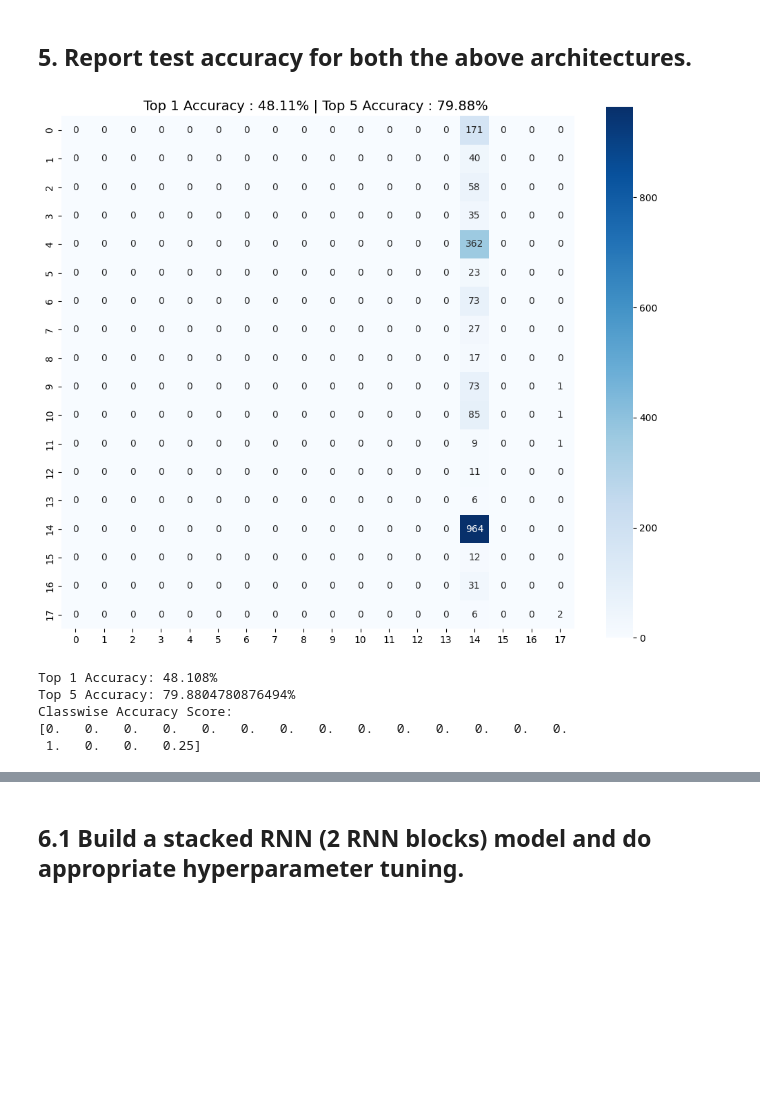
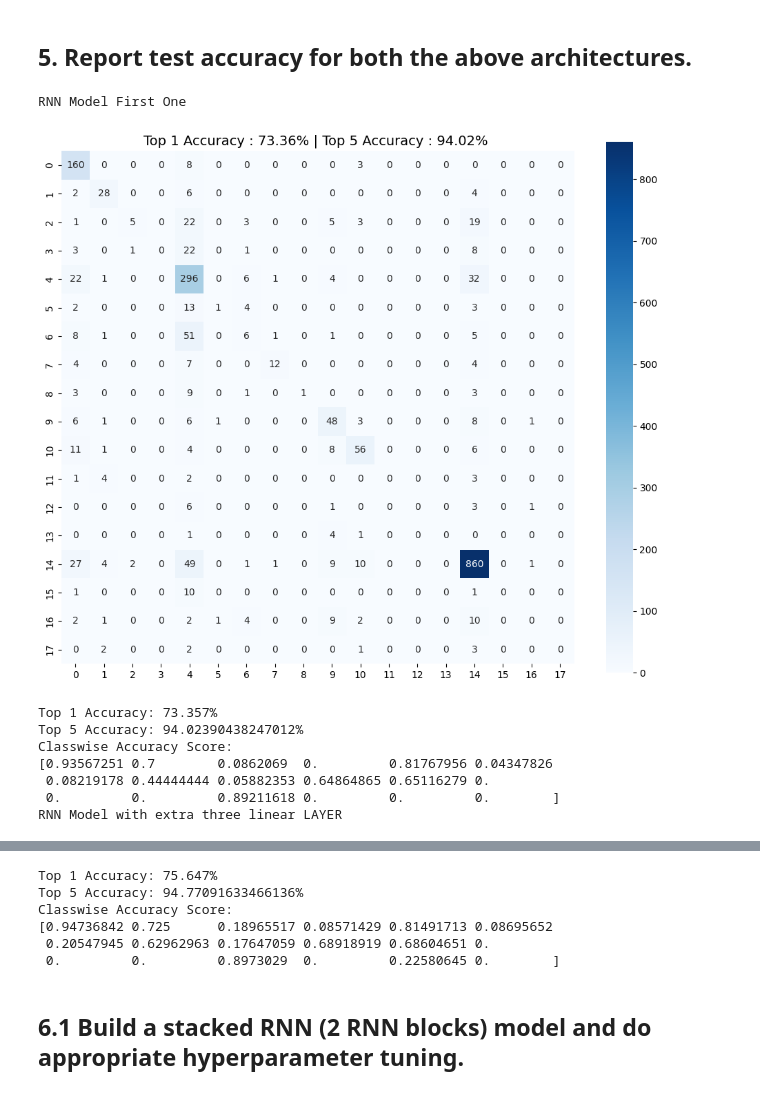
Before and after one commit to debonil/dlops-23, a Jupyter notebook: lab-4/M21AIE225_Lab_Assignment_4.ipynb, the cells around one changed output, grey strips where cells are left out. Drawn from its saved outputs; the diff is of its cells as text; code cells hidden in the pictures; blank space fills up the shorter version.

```diff
--- a/lab-4/M21AIE225_Lab_Assignment_4.ipynb
+++ b/lab-4/M21AIE225_Lab_Assignment_4.ipynb
@@ -445,17 +445,17 @@ Classwise Accuracy Score:
 criterion = nn.NLLLoss()
 learning_rate = 0.005
 
-hidden_sizes = [128, 64, 32]
-linear_sizes = [128, 64, 32]
+hidden_sizes = [512, 256, 128, 64]
+linear_sizes = [512, 256, 128, 64]
 
 best_score = 0.0
 best_model = None
 for n_hidden in hidden_sizes:
       for n_linear in linear_sizes:
-        print(f'Trying n_hidden={n_hidden} and n_linear={n_linear} :')
+        print(f'Trying n_hidden={n_hidden} and n_linear={n_linear} :\n')
         rnn = RNN(n_letters, n_hidden,n_linear, n_categories)
         optimizer = torch.optim.Adagrad(rnn.parameters(),lr= learning_rate)
-        loss_list = model_training(rnn,criterion,optimizer,x_train,y_train,x_test,y_test,num_epochs=5)
+        loss_list = model_training(rnn,criterion,optimizer,x_train,y_train,x_test,y_test,num_epochs=15)
         plot_training_graphs(loss_list)
         with torch.no_grad():
                 test_output =[]
@@ -467,8 +467,10 @@ for n_hidden in hidden_sizes:
                 confusionMatrixAndAccuracyReport(np_y_test,np_test_output,all_categories)
                 Y_pred = np_test_output.argmax(axis=1)
                 score = metrics.f1_score(np_y_test,Y_pred,average='weighted')
-                print(f'With n_hidden={n_hidden} and n_linear={n_linear} : \t f1_score={score}\t accuracy={metrics.accuracy_score(np_y_test,Y_pred)}')
+                print(f'\n\t With n_hidden={n_hidden} and n_linear={n_linear} : \t f1_score={score:.3f}\t accuracy={metrics.accuracy_score(np_y_test,Y_pred):.3f}')
                 if score > best_score:
                       best_score = score
                       best_model = rnn
+
+print(f'\nBest model = {best_model}\t with f1 score = {best_score}\n')
 # %% [output]
@@ -665,16 +702,29 @@ Training completed in 0m 51s    Training Loss: 1.303,   Test Loss: 1.157,
 # %%
 
 with torch.no_grad():
 
-    test_output =[]
-    for i,line_tensor in enumerate(x_test):
-            test_output.append(rnn_x.evaluate(line_tensor))
+        print('RNN Model First One')
+        test_output =[]
+        for i,line_tensor in enumerate(x_test):
+                test_output.append(rnn_x.evaluate(line_tensor))
 
-    confusionMatrixAndAccuracyReport(list_to_nparray(y_test),list_to_nparray(test_output),all_categories)
+        confusionMatrixAndAccuracyReport(list_to_nparray(y_test),list_to_nparray(test_output),all_categories)
+
+
+        print('RNN Model with extra three linear LAYER')
+
+        test_output =[]
+        for i,line_tensor in enumerate(x_test):
+                test_output.append(best_model.evaluate(line_tensor))
+
+        confusionMatrixAndAccuracyReport(list_to_nparray(y_test),list_to_nparray(test_output),all_categories)
 # %% [output]
+RNN Model First One
-[figure, old version]
+[figure, new version]
-Top 1 Accuracy: 48.108%
-Top 5 Accuracy: 79.8804780876494%
-Classwise Accuracy Score:
-[0.   0.   0.   0.   0.   0.   0.   0.   0.   0.   0.   0.   0.   0.
- 1.   0.   0.   0.25]
+Top 1 Accuracy: 73.357%
+Top 5 Accuracy: 94.02390438247012%
+Classwise Accuracy Score:
+[0.93567251 0.7        0.0862069  0.         0.81767956 0.04347826
+ 0.08219178 0.44444444 0.05882353 0.64864865 0.65116279 0.
+ 0.         0.         0.89211618 0.         0.         0.        ]
+RNN Model with extra three linear LAYER
@@ -681,3 +732,9 @@ Classwise Accuracy Score:
+Top 1 Accuracy: 75.647%
+Top 5 Accuracy: 94.77091633466136%
+Classwise Accuracy Score:
+[0.94736842 0.725      0.18965517 0.08571429 0.81491713 0.08695652
+ 0.20547945 0.62962963 0.17647059 0.68918919 0.68604651 0.
+ 0.         0.         0.8973029  0.         0.22580645 0.        ]
 # %% [markdown]
 ## 6.1 Build a stacked RNN (2 RNN blocks) model and do appropriate hyperparameter tuning.
 # %%
```
Also changed, not shown: parts of 6 cells of this notebook.
